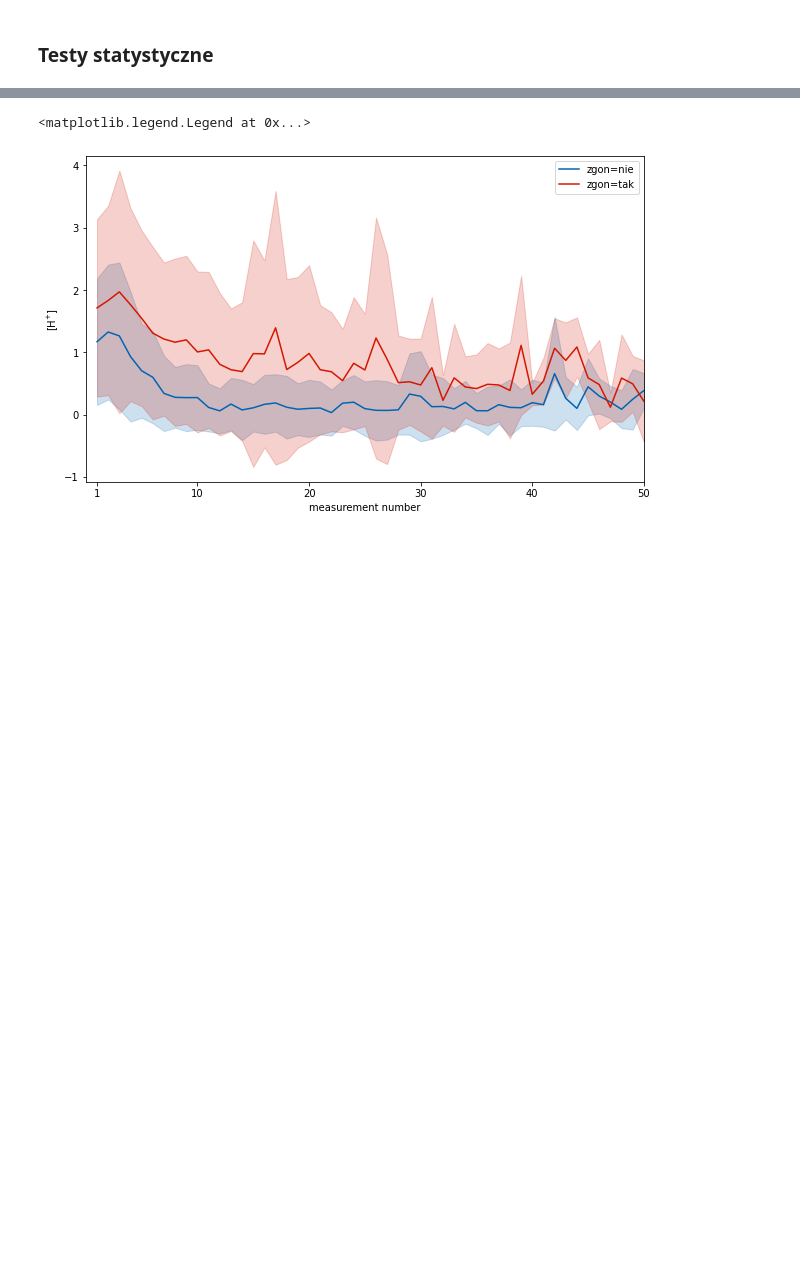
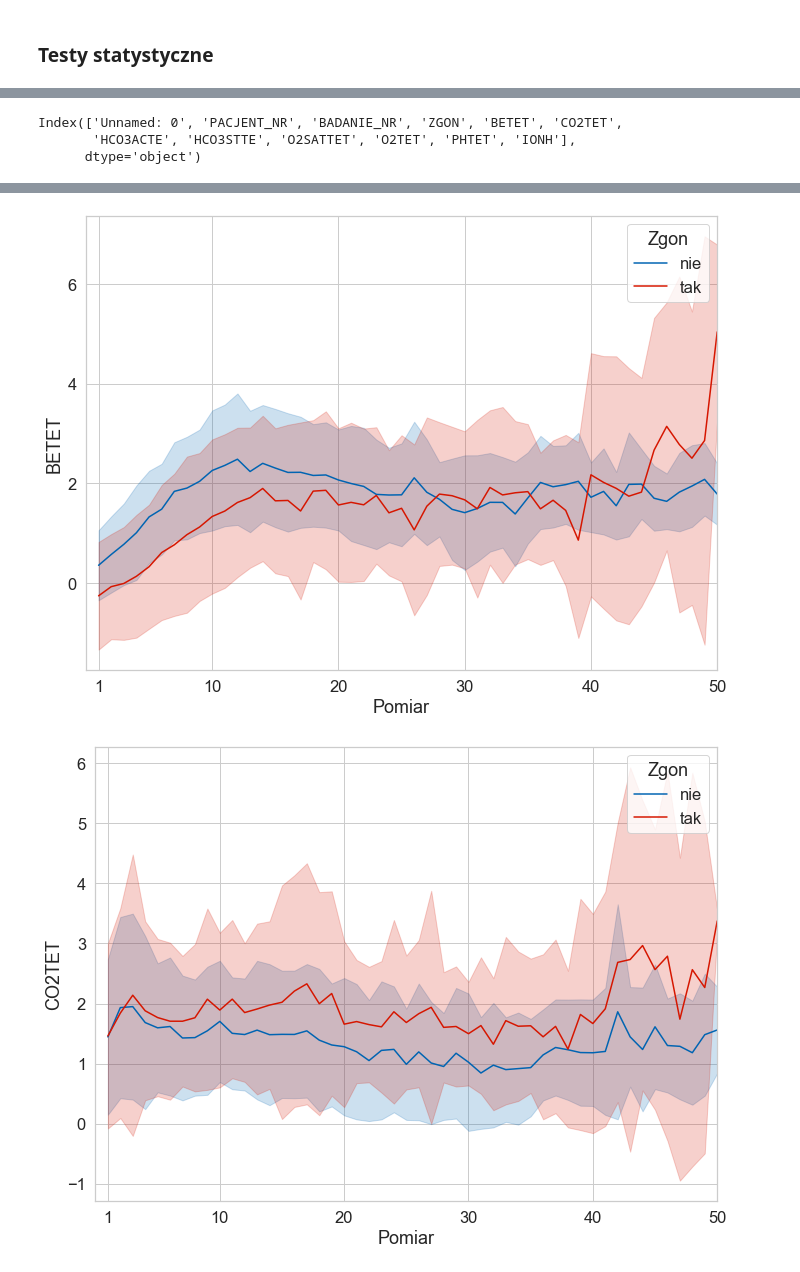
Before and after one commit to dorota10/GasometryTimeSeriesAnalysis, a Jupyter notebook: gasometry_analysis/scripts/analiza_rozdzial2.ipynb, the cells around one changed output, grey strips where cells are left out. Drawn from its saved outputs; the diff is of its cells as text; code cells hidden in the pictures; blank space fills up the shorter version.

```diff
--- a/gasometry_analysis/scripts/analiza_rozdzial2.ipynb
+++ b/gasometry_analysis/scripts/analiza_rozdzial2.ipynb
@@ -8,5 +9,5 @@ import seaborn as sns
 # %%
-df_prep = pd.read_csv("gasometry_prepared_data.csv")
+df_prep = pd.read_csv("..//datasets/gasometry_prepared_data.csv")
 cols=["BETET",	"CO2TET",	"HCO3ACTE",	"HCO3STTE",	"O2SATTET",	"O2TET", "IONH"]
 my_blue="#0064B2"
 my_red="#D61600"
@@ -17,15 +29,37 @@ HZResults(hz=85.57174230232191, pval=0.0, normal=False)
+# %%
+df_prep.columns
+# %% [output]
+Index(['Unnamed: 0', 'PACJENT_NR', 'BADANIE_NR', 'ZGON', 'BETET', 'CO2TET',
+       'HCO3ACTE', 'HCO3STTE', 'O2SATTET', 'O2TET', 'PHTET', 'IONH'],
+      dtype='object')
 # %%
-df_line=df_prep[[ "BADANIE_NR", "IONH","ZGON"]].copy()
-df_line["ZGON"].replace({0: "zgon=nie", 1: "zgon=tak"}, inplace=True)
-# sns.set(style="whitegrid")
-plt.figure(figsize=(10, 6))
-fig1=sns.lineplot(data=df_line, x="BADANIE_NR", y='IONH', hue="ZGON", ci='sd', palette={'zgon=nie': my_blue, 'zgon=tak': my_red}),
+params=[*cols, "PHTET"]
+df_line = df_prep[[*params, "ZGON", "BADANIE_NR"]].copy()
+df_line["ZGON"].replace({0: "nie", 1: "tak"}, inplace=True)
 
-plt.xlabel('measurement number')
-plt.ylabel('[H$^{\plus}$]')
-plt.xlim(0,50)
-plt.xticks(ticks=[1,10,20,30,40,50])
-plt.legend(title="")
+sns.set(font_scale=1.5)
+sns.set_style("whitegrid")
+
+# Rysowanie wykresów dla każdego parametru
+for i, param in enumerate(params):
+    # Tworzenie nowego obrazu dla każdego parametru
+    plt.figure(figsize=(10, 7.5), facecolor='white')
+
+    sns.lineplot(data=df_line, x="BADANIE_NR", y=param, hue="ZGON", ci='sd',
+                 palette={'nie': my_blue, 'tak': my_red})
+
+    plt.xlabel('Pomiar')
+    plt.ylabel(f'{param}')
+    plt.xlim(0, 50)
+    plt.xticks(ticks=[1, 10, 20, 30, 40, 50])
+    plt.legend(title="Zgon")
+    plt.tight_layout()
+
+    # Zapisywanie obrazu do pliku o nazwie "line_plot_param.png"
+    plt.savefig(f'../images/plot_in_time_{i}.png')
+
+    # Pokazywanie obrazu
+    plt.show()
 # %% [output]
 The behavior will change in pandas 3.0. This inplace method will never work because the intermediate object on which we are setting values always behaves as a copy.
 
@@ -36,2 +70,2 @@ For example, when doing 'df[col].method(value, inplace=True)', try using 'df.met
-<matplotlib.legend.Legend at 0x...>
-[figure, old version]
+[figure, new version]
+[figure, added]
```
Also changed, not shown: parts of 4 cells of this notebook, 13 other files.
